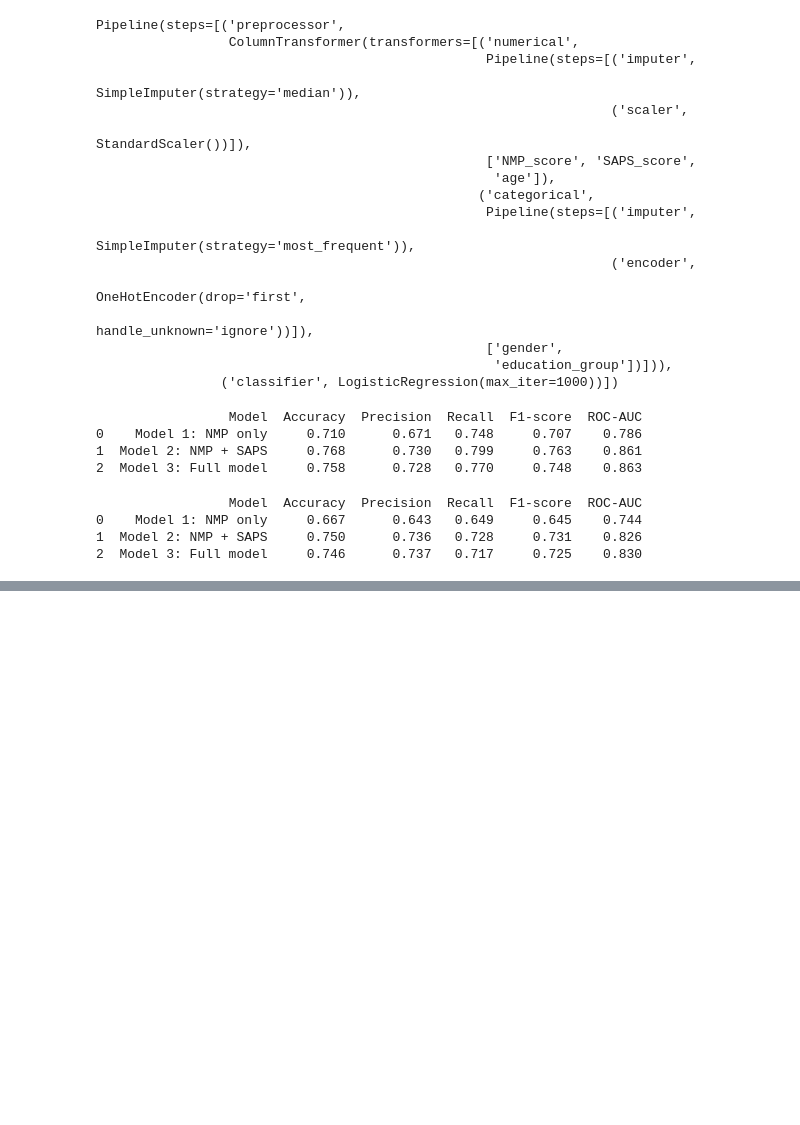
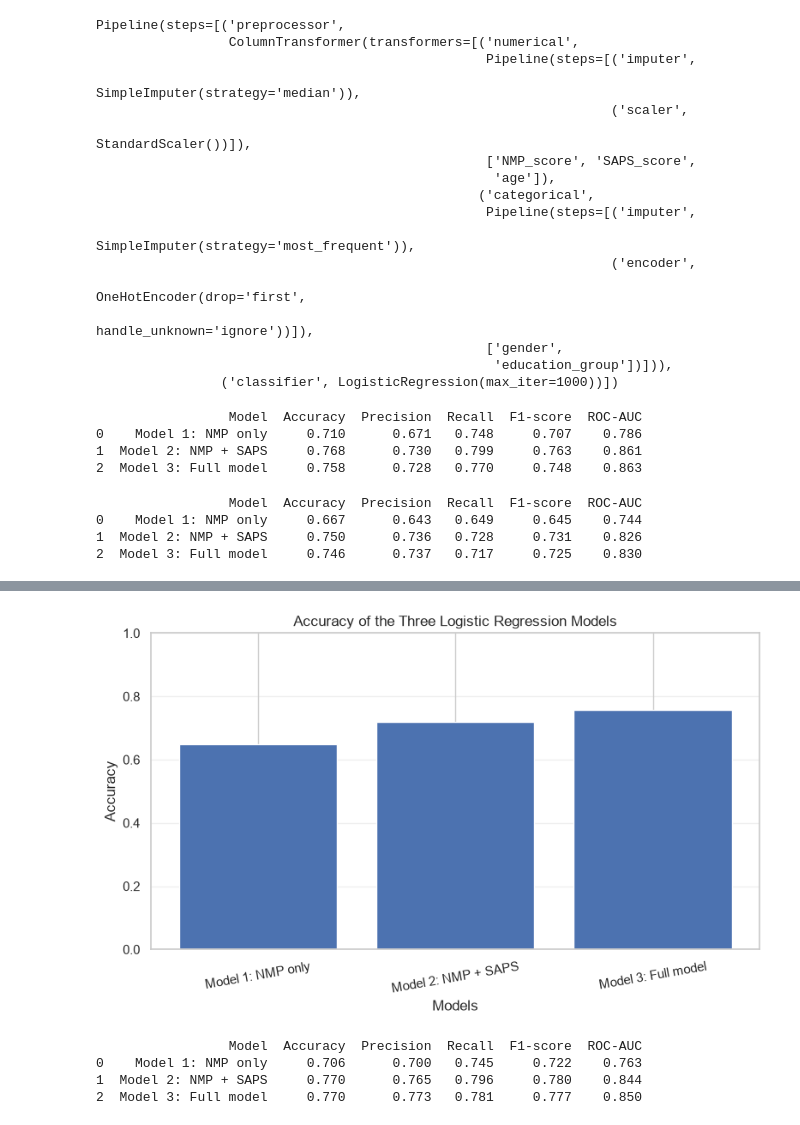
Before and after one commit to oluwapelumiolaniyan2-cmd/ProjectTemplate, a Jupyter notebook: notebooks/1_No.ipynb, the cells around one changed output, grey strips where cells are left out. Drawn from its saved outputs; the diff is of its cells as text; code cells hidden in the pictures; blank space fills up the shorter version.

```diff
--- a/notebooks/1_No.ipynb
+++ b/notebooks/1_No.ipynb
@@ -2497,0 +4043,72 @@ print(cv_results_df.round(3))
+# %%
+plt.figure(figsize=(8, 5))
+
+plt.bar(
+    results_df["Model"],
+    results_df["Accuracy"]
+)
+
+plt.title("Accuracy of the Three Logistic Regression Models")
+plt.xlabel("Models")
+plt.ylabel("Accuracy")
+plt.ylim(0, 1)
+plt.xticks(rotation=10)
+plt.grid(axis="y", alpha=0.3)
+
+plt.tight_layout()
+plt.show()
+# %% [output]
+[figure, added]
+# %%
+from sklearn.model_selection import StratifiedKFold, cross_validate
+
+cv = StratifiedKFold(
+    n_splits=5,
+    shuffle=True,
+    random_state=42
+)
+
+scoring = [
+    "accuracy",
+    "precision",
+    "recall",
+    "f1",
+    "roc_auc"
+]
+
+models = {
+    "Model 1: NMP only": model1,
+    "Model 2: NMP + SAPS": model2,
+    "Model 3: Full model": model3
+}
+
+cv_results = []
+
+for name, model in models.items():
+
+    scores = cross_validate(
+        model,
+        X1_train if name.startswith("Model 1") else
+        X2_train if name.startswith("Model 2") else X3_train,
+        y_train,
+        cv=cv,
+        scoring=scoring
+    )
+
+    cv_results.append({
+        "Model": name,
+        "Accuracy": scores["test_accuracy"].mean(),
+        "Precision": scores["test_precision"].mean(),
+        "Recall": scores["test_recall"].mean(),
+        "F1-score": scores["test_f1"].mean(),
+        "ROC-AUC": scores["test_roc_auc"].mean()
+    })
+
+cv_results_df = pd.DataFrame(cv_results)
+
+print(cv_results_df.round(3))
+# %% [output]
+                 Model  Accuracy  Precision  Recall  F1-score  ROC-AUC
+0    Model 1: NMP only     0.706      0.700   0.745     0.722    0.763
+1  Model 2: NMP + SAPS     0.770      0.765   0.796     0.780    0.844
+2  Model 3: Full model     0.770      0.773   0.781     0.777    0.850
```
Also changed, not shown: parts of 87 cells of this notebook, 2 other files.
